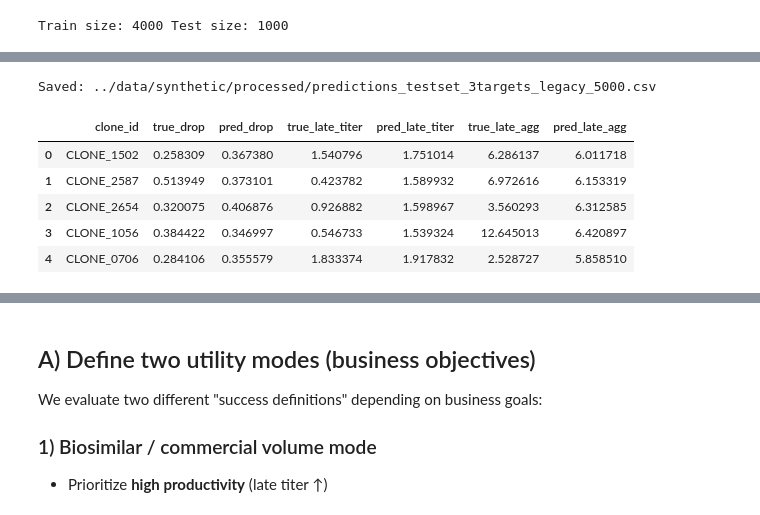
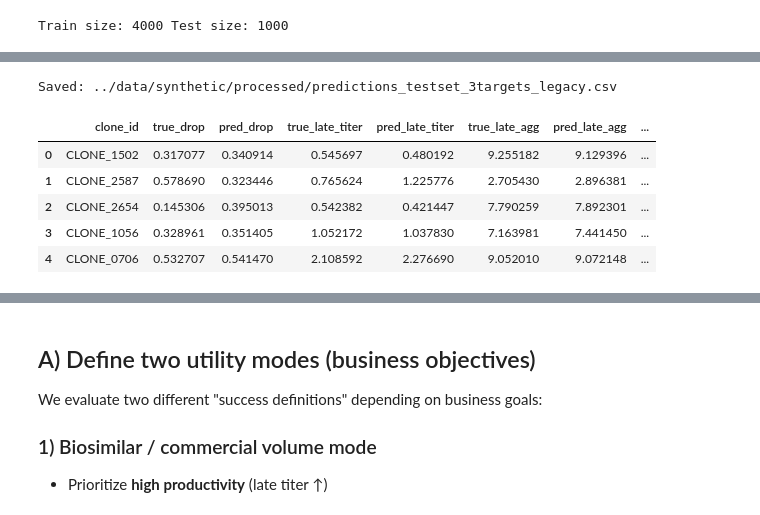
Before and after one commit to Sanghee-L/CLD_ML_PIPELINE, a Jupyter notebook: notebooks/03b_multitarget_models.ipynb, the cells around one changed output, grey strips where cells are left out. Drawn from its saved outputs; the diff is of its cells as text; code cells hidden in the pictures.

```diff
--- a/notebooks/03b_multitarget_models.ipynb
+++ b/notebooks/03b_multitarget_models.ipynb
@@ -37,20 +37,22 @@ Loading: ../data/synthetic/processed/cld_features_with_labels_3targets_v2_24_30_
 | 4 | CLONE_0005 | 3.365629 | 0.253995 | 3.046187 | 3.803560 | 1.080455e+07 | 1.224111e+06 | 9.122992e+06 | 1.251044e+07 | ... |
 5 rows × 49 columns
 # %%
-# Preapre X and 3 ys
+# Prepare X and 3 targets
+targets = ["productivity_drop_pct", "late_mean_titer", "late_mean_aggregation"]
 
-targets = ["productivity_drop_pct", "late_mean_titer", "late_mean_aggregation"]
+# Important: fix row order first
+df = df.sort_values("clone_id").reset_index(drop=True)
 
 clone_ids = df["clone_id"].copy()
 
 X = df.drop(columns=["clone_id"] + targets).copy()
 X = X.fillna(X.median(numeric_only=True))
 
-y_drop = df["productivity_drop_pct"].copy().clip(lower=0.0, upper=1.0)   # stability: clamp to [0,1]
-y_titer = df["late_mean_titer"].copy()                                   # late productivity
-y_agg = df["late_mean_aggregation"].copy().clip(lower=0.0, upper=100.0)  # quality proxy: clamp to [0,100]
+y_drop  = df["productivity_drop_pct"].copy().clip(lower=0.0, upper=1.0)
+y_titer = df["late_mean_titer"].copy()
+y_agg   = df["late_mean_aggregation"].copy().clip(lower=0.0, upper=100.0)
 
 print("X shape:", X.shape)
-print("y_drop:", y_drop.shape, "y_titer:", y_titer.shape, "y_agg:", y_agg.shape)
+print("Targets:", y_drop.shape, y_titer.shape, y_agg.shape)
 # %% [output]
 X shape: (5000, 45)
@@ -108,0 +165,18 @@ late_agg            MAE=2.2781   R2=-0.0013
+# %%
+# Train classifiers
+def fit_rf_clf(X_train, y_train):
+    clf = RandomForestClassifier(
+        n_estimators=600,
+        random_state=42,
+        min_samples_leaf=5,
+        max_features="sqrt",
+        class_weight="balanced_subsample"
+    )
+    clf.fit(X_train, y_train)
+    return clf
+
+rf_super = fit_rf_clf(X_train, y_super_train)
+rf_aggr  = fit_rf_clf(X_train, y_aggr_train)
+
+pred_super_prob = rf_super.predict_proba(X_test)[:, 1]
+pred_aggr_prob  = rf_aggr.predict_proba(X_test)[:, 1]
@@ -109,28 +227,33 @@ late_agg            MAE=2.2781   R2=-0.0013
 # %%
 # Save predictions to CSV
 
 pred_table = pd.DataFrame({
-    "clone_id": id_test.values,
+    "clone_id": id_test,
     "true_drop": y_drop_test,
     "pred_drop": pred_drop,
     "true_late_titer": y_titer_test,
     "pred_late_titer": pred_titer,
     "true_late_agg": y_agg_test,
-    "pred_late_agg": pred_agg
+    "pred_late_agg": pred_agg,
+    "true_is_super": y_super_test,
+    "pred_super_prob": pred_super_prob,
+    "true_is_aggressive": y_aggr_test,
+    "pred_aggressive_prob": pred_aggr_prob,
 })
 
-OUT_PRED = Path("../data/synthetic/processed") / f"predictions_testset_3targets_{scenario}_5000.csv"
+OUT_PRED = Path("../data/synthetic/processed") / f"predictions_testset_3targets_{scenario}.csv"
 pred_table.to_csv(OUT_PRED, index=False)
 print("Saved:", OUT_PRED)
 
-pred_table.head()
+df_eval = pred_table.copy()
+df_eval.head()
 # %% [output]
-Saved: ../data/synthetic/processed/predictions_testset_3targets_legacy_5000.csv
+Saved: ../data/synthetic/processed/predictions_testset_3targets_legacy.csv
-|  | clone_id | true_drop | pred_drop | true_late_titer | pred_late_titer | true_late_agg | pred_late_agg |
-| 0 | CLONE_1502 | 0.258309 | 0.367380 | 1.540796 | 1.751014 | 6.286137 | 6.011718 |
-| 1 | CLONE_2587 | 0.513949 | 0.373101 | 0.423782 | 1.589932 | 6.972616 | 6.153319 |
-| 2 | CLONE_2654 | 0.320075 | 0.406876 | 0.926882 | 1.598967 | 3.560293 | 6.312585 |
-| 3 | CLONE_1056 | 0.384422 | 0.346997 | 0.546733 | 1.539324 | 12.645013 | 6.420897 |
-| 4 | CLONE_0706 | 0.284106 | 0.355579 | 1.833374 | 1.917832 | 2.528727 | 5.858510 |
+|  | clone_id | true_drop | pred_drop | true_late_titer | pred_late_titer | true_late_agg | pred_late_agg | ... |
+| 0 | CLONE_1502 | 0.317077 | 0.340914 | 0.545697 | 0.480192 | 9.255182 | 9.129396 | ... |
+| 1 | CLONE_2587 | 0.578690 | 0.323446 | 0.765624 | 1.225776 | 2.705430 | 2.896381 | ... |
+| 2 | CLONE_2654 | 0.145306 | 0.395013 | 0.542382 | 0.421447 | 7.790259 | 7.892301 | ... |
+| 3 | CLONE_1056 | 0.328961 | 0.351405 | 1.052172 | 1.037830 | 7.163981 | 7.441450 | ... |
+| 4 | CLONE_0706 | 0.532707 | 0.541470 | 2.108592 | 2.276690 | 9.052010 | 9.072148 | ... |
 # %%
 # --- Spearman + TopK evaluation ---
```
Also changed, not shown: parts of 27 cells of this notebook.
